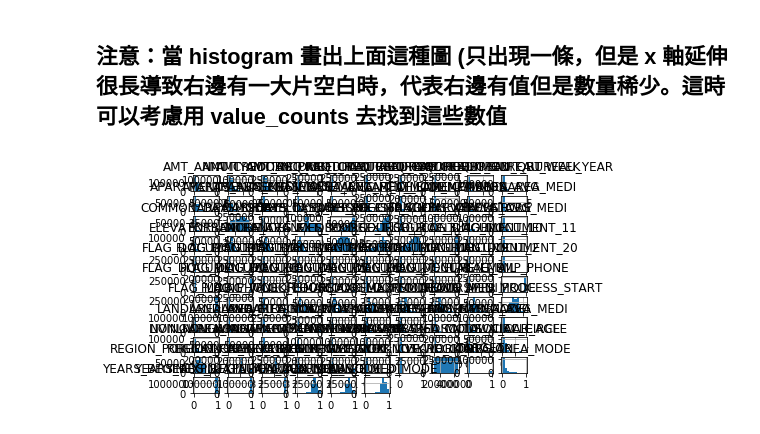
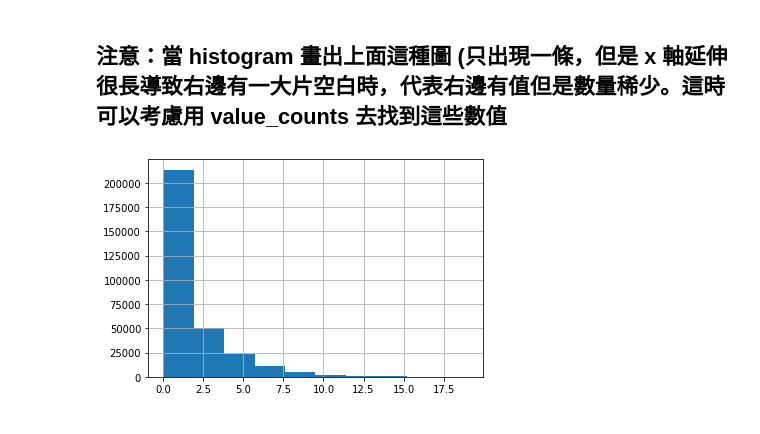
Before and after one commit to ted10401/3rd-ML100Days, a Jupyter notebook: homework/Day_009_HW.ipynb, the cells around one changed output. Saved outputs shown, nothing was run; the diff lists cells and outputs as text; code cells hidden in the pictures.

```diff
--- a/homework/Day_009_HW.ipynb
+++ b/homework/Day_009_HW.ipynb
@@ -242,14 +242,15 @@ Name: OBS_60_CNT_SOCIAL_CIRCLE, dtype: int64
 # %%
 # 把一些極端值暫時去掉，在繪製一次 Histogram
 # 選擇 OBS_60_CNT_SOCIAL_CIRCLE 小於 20 的資料點繪製
 """
 Your Code Here
 """
 #loc_a =
 #loc_b =
 
-app_train[app_train['OBS_60_CNT_SOCIAL_CIRCLE'] < 20 ].hist()
+data_list = app_train[app_train['OBS_60_CNT_SOCIAL_CIRCLE'] < 20]['OBS_60_CNT_SOCIAL_CIRCLE']
+data_list.hist()
 #app_train.loc[loc_a, loc_b].hist()
 plt.show()
 # %% [output]
-[figure, old version]
+[figure, new version]
```
